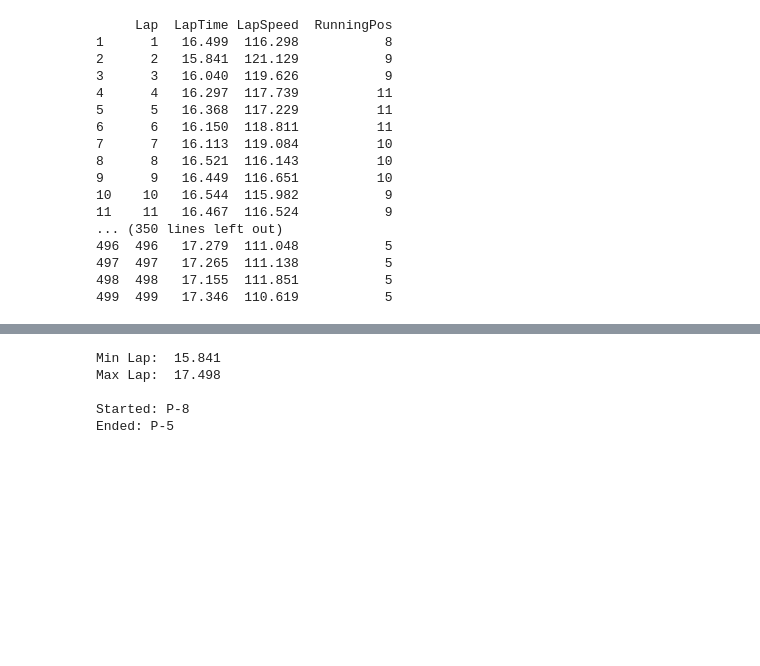
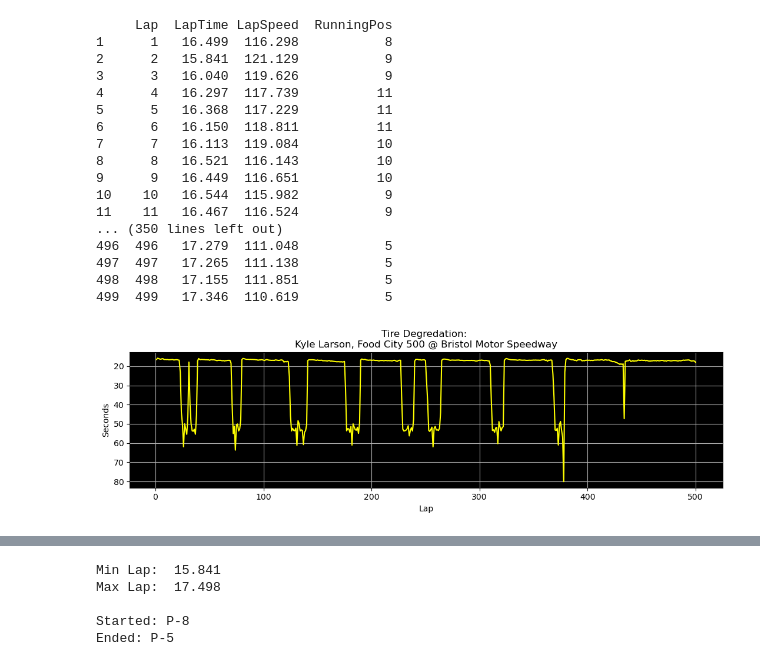
Before and after one commit to JarKanni/nascar_analysis, a Jupyter notebook: lap_times_by_race.ipynb, the cells around one changed output, grey strips where cells are left out. Drawn from its saved outputs; the diff is of its cells as text; code cells hidden in the pictures; blank space fills up the shorter version.

```diff
--- a/lap_times_by_race.ipynb
+++ b/lap_times_by_race.ipynb
@@ -167,4 +163,22 @@ print(race_laps)
 497  497   17.265  111.138           5
 498  498   17.155  111.851           5
 499  499   17.346  110.619           5
+# %%
+# tire degredation with all laps
+
+laptime = df['LapTime']
+lap = df['Lap']
+title = 'Tire Degredation: \n' + driver + ', ' + race
+
+fig, ax = plt.subplots(figsize=(13,3))
+ax.plot(lap, laptime, color='yellow')
+ax.invert_yaxis()
+ax.set_xlabel('Lap')
+ax.set_ylabel('Seconds')
+ax.set_title(title)
+ax.set_facecolor('black')
+ax.grid()
+plt.show()
+# %% [output]
+[figure, added]
 # %%
```
Also changed, not shown: parts of 4 cells of this notebook.
